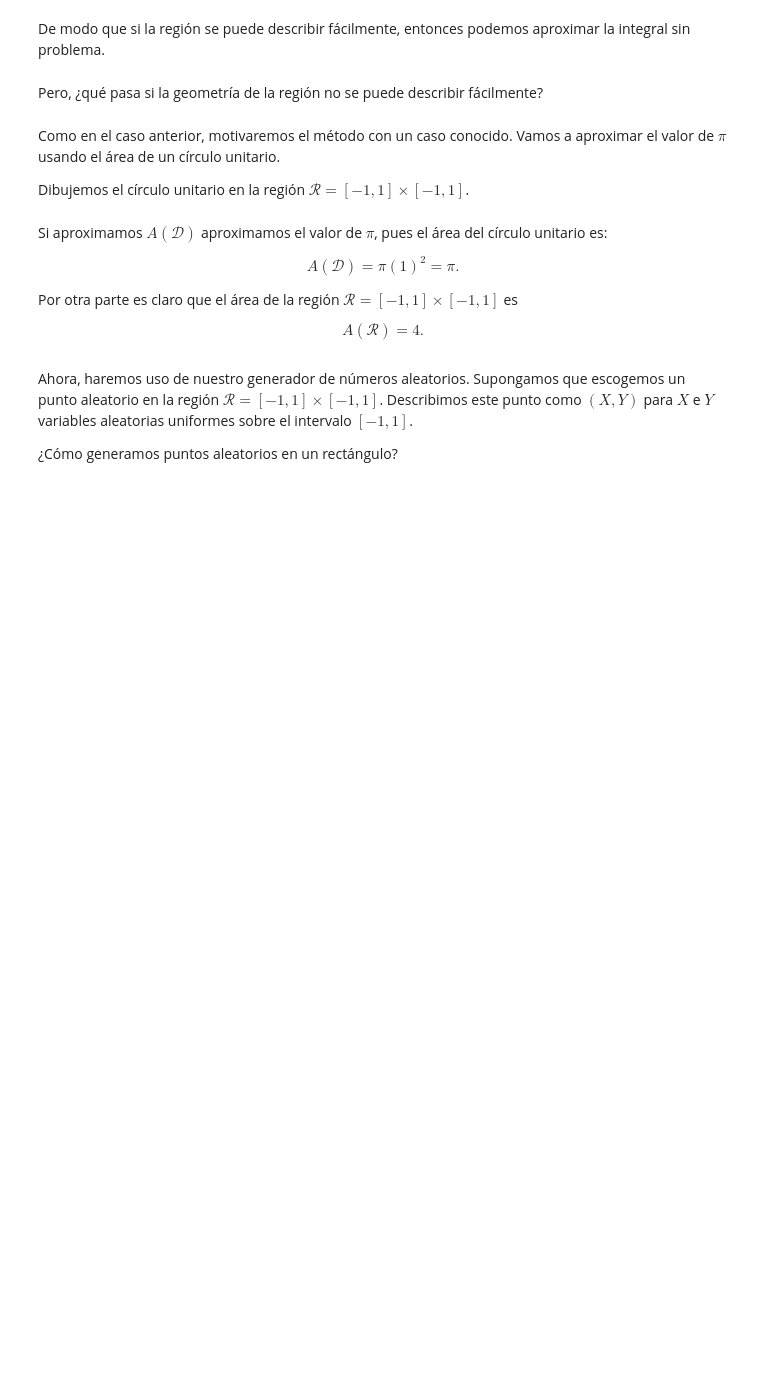
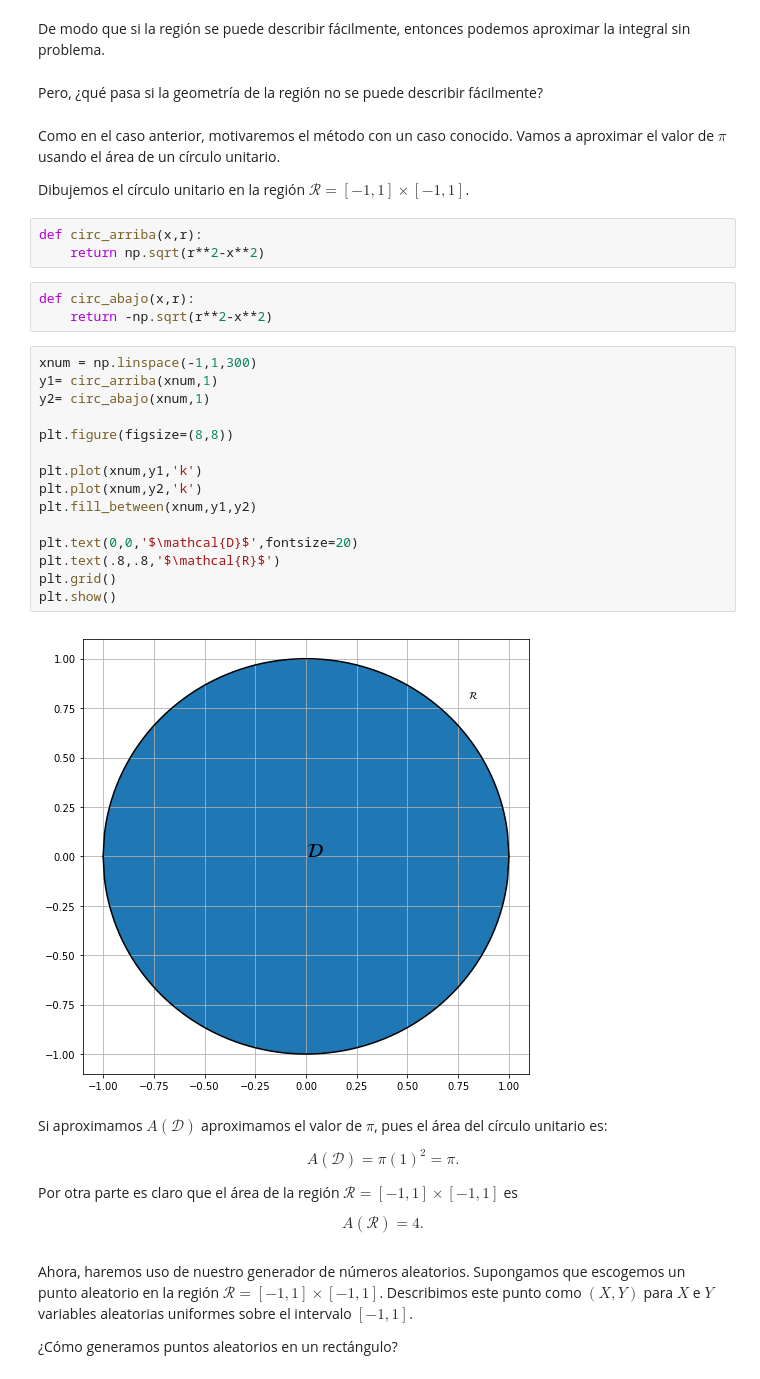
Before and after one commit to luischi1/Simulaci-n-matem-tica, a Jupyter notebook: Clase10_IntegracionMontecarlo actualizada.ipynb, the cells around one changed output. Drawn from its saved outputs; the diff is of its cells as text; blank space fills up the shorter version.

```diff
--- a/Clase10_IntegracionMontecarlo actualizada.ipynb
+++ b/Clase10_IntegracionMontecarlo actualizada.ipynb
@@ -306,6 +306,29 @@ Pero, ¿qué pasa si la geometría de la región no se puede describir fácilmen
 Como en el caso anterior, motivaremos el método con un caso conocido. Vamos a aproximar el valor de $\pi$ usando el área de un círculo unitario.
 
 Dibujemos el círculo unitario en la región $\mathcal{R}=\left[-1,1\right]\times\left[-1,1\right]$.
+# %%
+def circ_arriba(x,r):
+    return np.sqrt(r**2-x**2)
+# %%
+def circ_abajo(x,r):
+    return -np.sqrt(r**2-x**2)
+# %%
+xnum = np.linspace(-1,1,300)
+y1= circ_arriba(xnum,1)
+y2= circ_abajo(xnum,1)
+
+plt.figure(figsize=(8,8))
+
+plt.plot(xnum,y1,'k')
+plt.plot(xnum,y2,'k')
+plt.fill_between(xnum,y1,y2)
+
+plt.text(0,0,'$\mathcal{D}$',fontsize=20)
+plt.text(.8,.8,'$\mathcal{R}$')
+plt.grid()
+plt.show()
+# %% [output]
+[figure, added]
 # %% [markdown]
 Si aproximamos $A(\mathcal{D})$ aproximamos el valor de $\pi$, pues el área del círculo unitario es:
 
```
Also changed, not shown: parts of 18 cells of this notebook.
